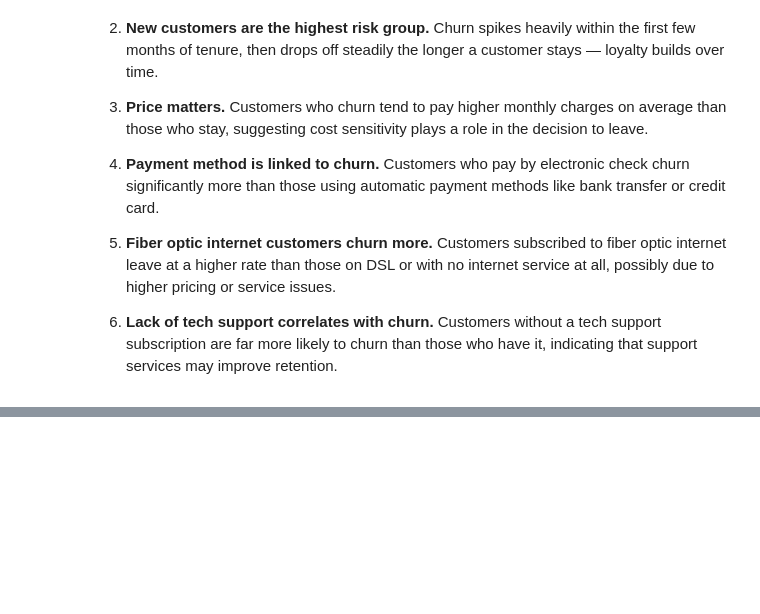
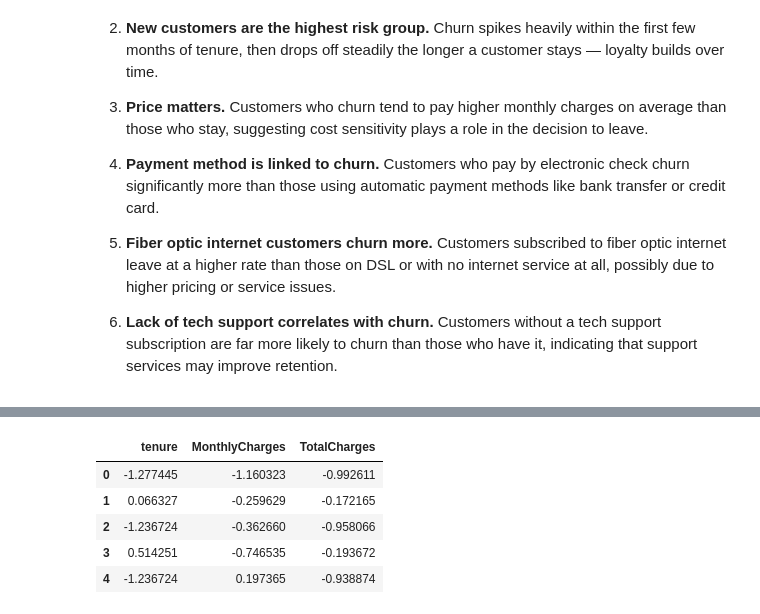
Before and after one commit to Alfred-Doryele/Customer-Churn-Prediction, a Jupyter notebook: notebooks/customer_churn_analysis.ipynb, the cells around one changed output, grey strips where cells are left out. Saved outputs shown, nothing was run; the diff lists cells and outputs as text; code cells hidden in the pictures; blank space fills up the shorter version.

Commit message:
Complete feature engineering and preprocessing

```diff
--- a/notebooks/customer_churn_analysis.ipynb
+++ b/notebooks/customer_churn_analysis.ipynb
@@ -348,0 +406,16 @@ plt.show()
+# %%
+from sklearn.preprocessing import StandardScaler
+
+scaler = StandardScaler()
+cols_to_scale = ['tenure', 'MonthlyCharges', 'TotalCharges']
+
+df_model[cols_to_scale] = scaler.fit_transform(df_model[cols_to_scale])
+
+df_model[cols_to_scale].head()
+# %% [output]
+|  | tenure | MonthlyCharges | TotalCharges |
+| 0 | -1.277445 | -1.160323 | -0.992611 |
+| 1 | 0.066327 | -0.259629 | -0.172165 |
+| 2 | -1.236724 | -0.362660 | -0.958066 |
+| 3 | 0.514251 | -0.746535 | -0.193672 |
+| 4 | -1.236724 | 0.197365 | -0.938874 |
```
Also changed, not shown: parts of 5 cells of this notebook.
